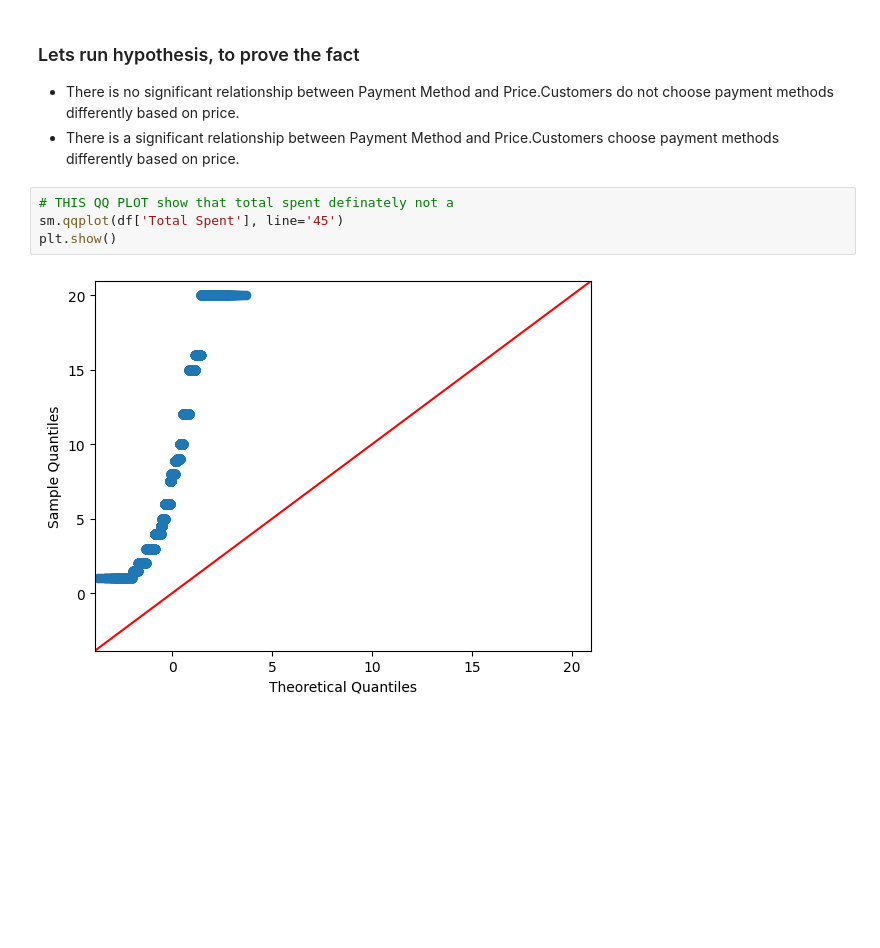
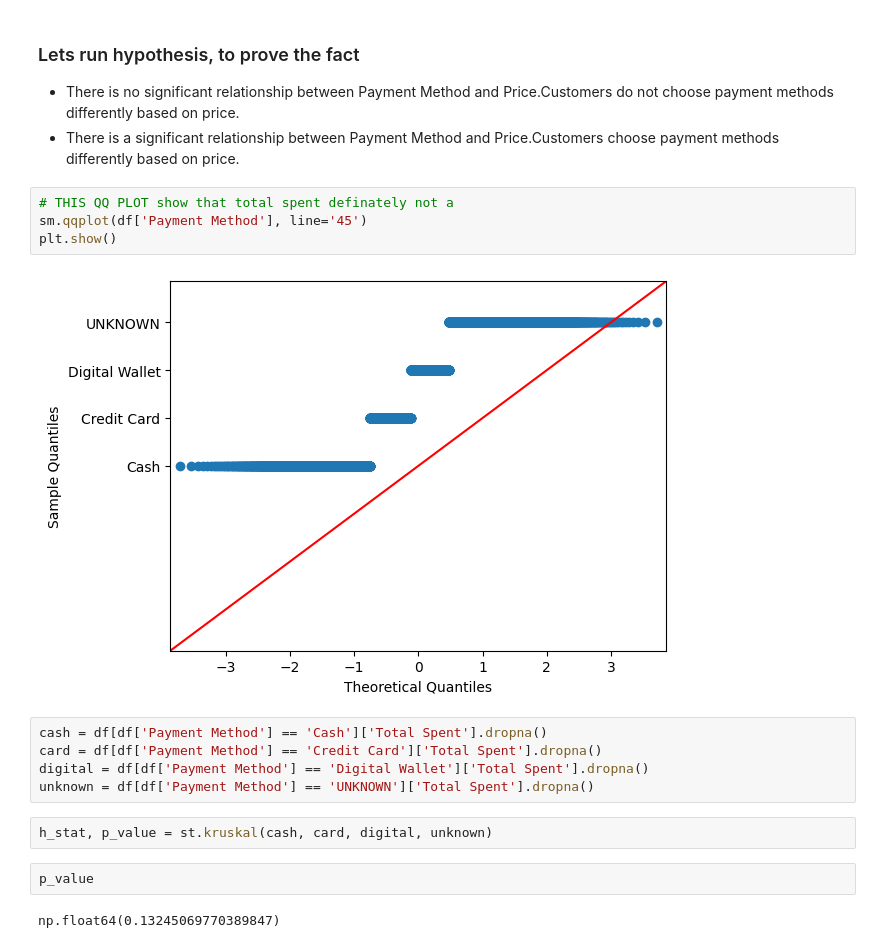
Before and after one commit to dewang002/EDA_Cafe, a Jupyter notebook: EDA_cafe_data.ipynb, the cells around one changed output. Cells and saved outputs as stored; diff of their text form; blank space fills up the shorter version.

```diff
--- a/EDA_cafe_data.ipynb
+++ b/EDA_cafe_data.ipynb
@@ -410,7 +410,18 @@ plt.savefig('payment_method_chart.jpg', dpi=300, bbox_inches='tight')
 - There is a significant relationship between Payment Method and Price.Customers choose payment methods differently based on price.
 # %%
 # THIS QQ PLOT show that total spent definately not a
-sm.qqplot(df['Total Spent'], line='45')
+sm.qqplot(df['Payment Method'], line='45')
 plt.show()
 # %% [output]
-[figure, old version]
+[figure, new version]
+# %%
+cash = df[df['Payment Method'] == 'Cash']['Total Spent'].dropna()
+card = df[df['Payment Method'] == 'Credit Card']['Total Spent'].dropna()
+digital = df[df['Payment Method'] == 'Digital Wallet']['Total Spent'].dropna()
+unknown = df[df['Payment Method'] == 'UNKNOWN']['Total Spent'].dropna()
+# %%
+h_stat, p_value = st.kruskal(cash, card, digital, unknown)
+# %%
+p_value
+# %% [output]
+np.float64(0.13245069770389847)
```
Also changed, not shown: parts of 1 cell of this notebook.
